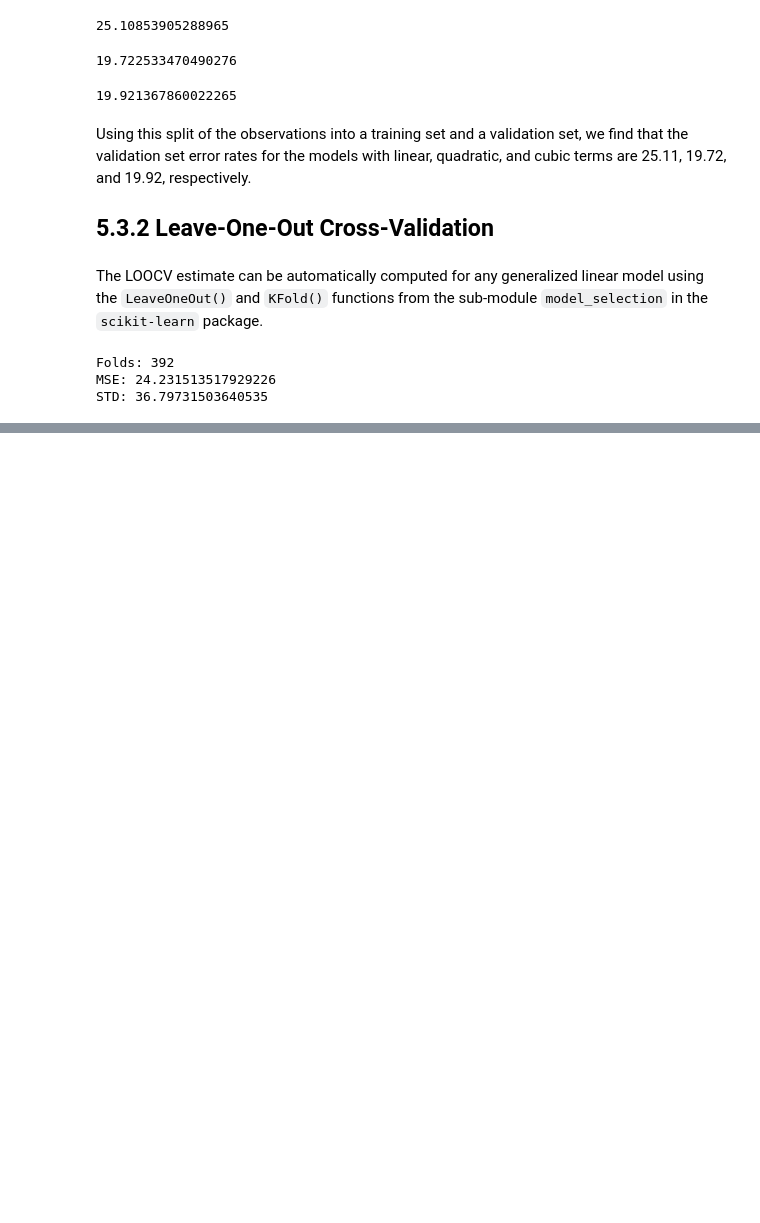
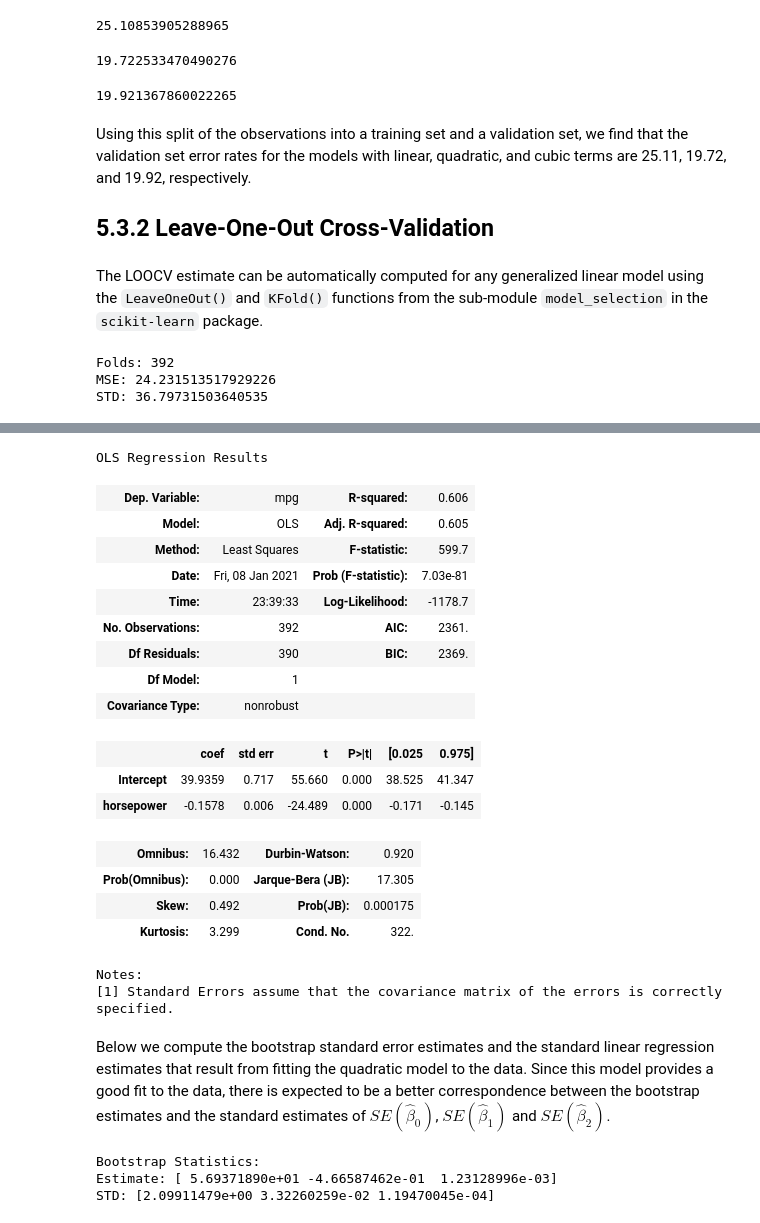
Before and after one commit to chenyulue/ISLP, a Jupyter notebook: Ch05/Ch05_Resampling_Methods_Lab.ipynb, the cells around one changed output, grey strips where cells are left out. Drawn from its saved outputs; the diff is of its cells as text; code cells hidden in the pictures; blank space fills up the shorter version.

```diff
--- a/Ch05/Ch05_Resampling_Methods_Lab.ipynb
+++ b/Ch05/Ch05_Resampling_Methods_Lab.ipynb
@@ -161,0 +344,26 @@ scores.mean()
+# %%
+lm_fit = smf.ols('mpg~horsepower',
+                data=auto).fit()
+lm_fit.summary()
+# %% [output]
+OLS Regression Results
+| Dep. Variable: | mpg | R-squared: | 0.606 |
+| Model: | OLS | Adj. R-squared: | 0.605 |
+| Method: | Least Squares | F-statistic: | 599.7 |
+| Date: | Fri, 08 Jan 2021 | Prob (F-statistic): | 7.03e-81 |
+| Time: | 23:39:33 | Log-Likelihood: | -1178.7 |
+| No. Observations: | 392 | AIC: | 2361. |
+| Df Residuals: | 390 | BIC: | 2369. |
+| Df Model: | 1 |  |  |
+| Covariance Type: | nonrobust |  |  |
+|  | coef | std err | t | P>|t| | [0.025 | 0.975] |
+| Intercept | 39.9359 | 0.717 | 55.660 | 0.000 | 38.525 | 41.347 |
+| horsepower | -0.1578 | 0.006 | -24.489 | 0.000 | -0.171 | -0.145 |
+| Omnibus: | 16.432 | Durbin-Watson: | 0.920 |
+| Prob(Omnibus): | 0.000 | Jarque-Bera (JB): | 17.305 |
+| Skew: | 0.492 | Prob(JB): | 0.000175 |
+| Kurtosis: | 3.299 | Cond. No. | 322. |
+Notes:
+[1] Standard Errors assume that the covariance matrix of the errors is correctly specified.
+# %% [markdown]
+Below we compute the bootstrap standard error estimates and the standard linear regression estimates that result from fitting the quadratic model to the data. Since this model provides a good fit to the data, there is expected to be a better correspondence between the bootstrap estimates and the standard estimates of $SE(\hat{\beta}_0)$, $SE(\hat{\beta}_1)$ and $SE(\hat{\beta}_2)$.
@@ -161,0 +377,6 @@ scores.mean()
+# %%
+boot(auto, coef2, 1000, x='horsepower', y='mpg')
+# %% [output]
+Bootstrap Statistics:
+Estimate: [ 5.69371890e+01 -4.66587462e-01  1.23128996e-03]
+STD: [2.09911479e+00 3.32260259e-02 1.19470045e-04]
```
Also changed, not shown: parts of 28 cells of this notebook.
